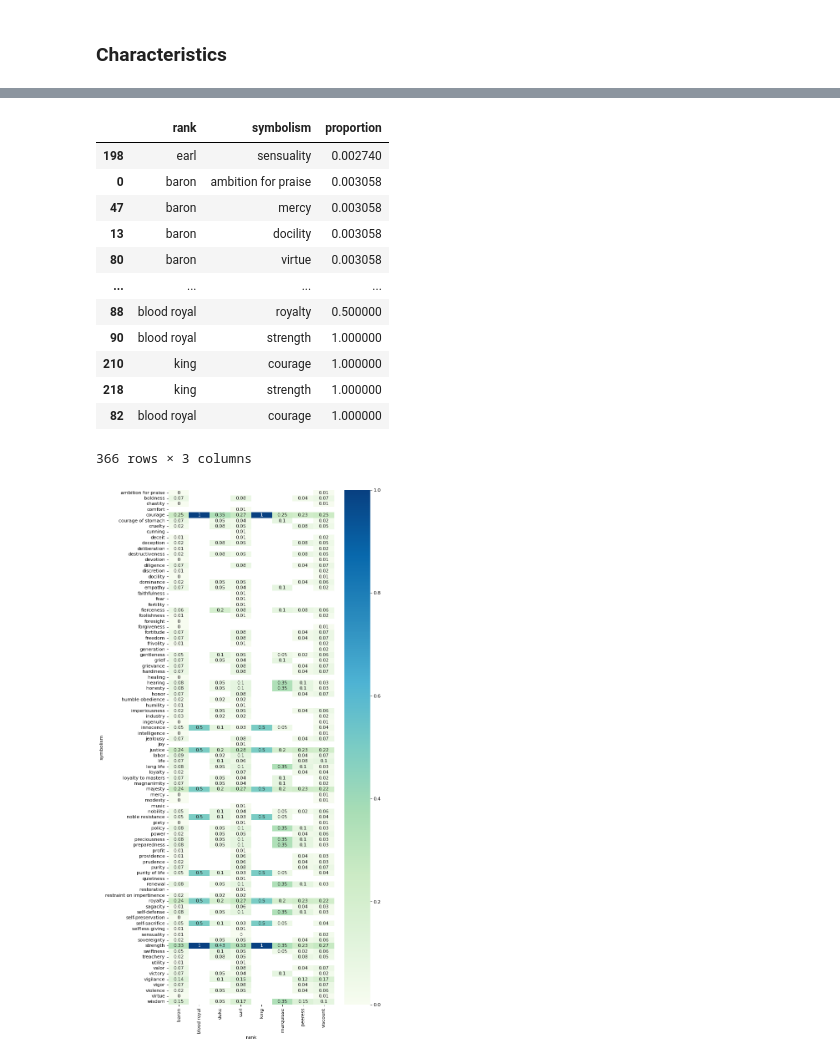
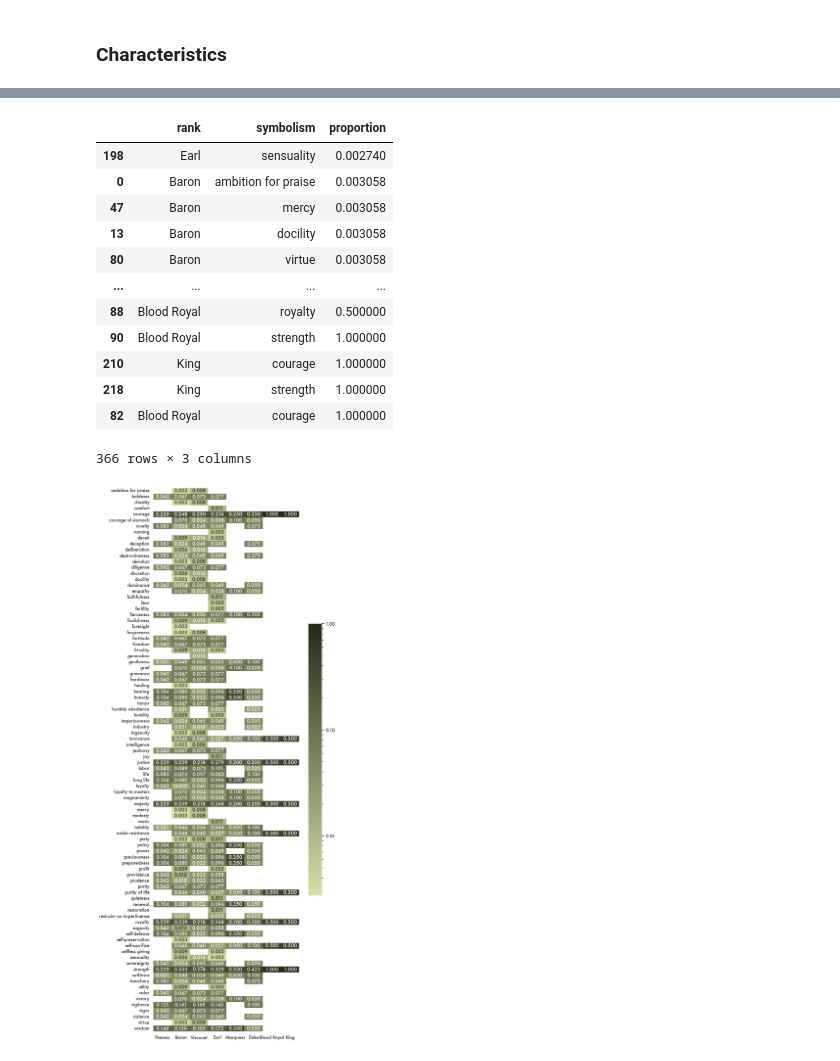
Before and after one commit to nesterenkojul/ecco-heraldry-animals, a Jupyter notebook: dh_data_explore.ipynb, the cells around one changed output, grey strips where cells are left out. Cells and saved outputs as stored; diff of their text form; code cells hidden in the pictures.

```diff
--- a/dh_data_explore.ipynb
+++ b/dh_data_explore.ipynb
@@ -588,5 +590,10 @@ def get_plot(chart_type, title, data, range_x=None, range_y=None,
                     plot_bgcolor="#FFFFFF", paper_bgcolor="#FFFFFF")
   return fig
+# %%
+# heatmap styling
+palette = sns.cubehelix_palette(start=2, rot=-0.2, dark=0.15, light=.75, as_cmap=True)
+palette = sns.blend_palette(["#D5E1A7", "#222B18"], as_cmap=True)
+sns.set_theme(font = 'Futura', style='white')
 # %%
 annotations = pd.read_csv("annotations_detailed.csv")
 annotations.drop_duplicates('image', inplace=True)
@@ -848,5 +941,6 @@ plt.show()
 # %% [markdown]
 ### Nobility Ranks
 # %%
-rank_label_counts = kearsley_401_labels.groupby('rank')['label'].value_counts(normalize=True, sort=True).reset_index()
-rank_label_counts
+rank_order = ['Peeress', 'Baron', 'Viscount', 'Earl', 'Marquess', 'Duke', 'Blood Royal', 'King']
+
+rank_label_counts = kearsley_401_labels.groupby('rank')['label'].value_counts(normalize=True).reset_index()
@@ -888,23 +1085,24 @@ rank_virtues_freq = rank_virtues_freq.groupby(['rank', 'Symbolism']).sum('propor
 rank_virtues_freq
 # %% [output]
 |  | rank | symbolism | proportion |
-| 198 | earl | sensuality | 0.002740 |
-| 0 | baron | ambition for praise | 0.003058 |
-| 47 | baron | mercy | 0.003058 |
-| 13 | baron | docility | 0.003058 |
-| 80 | baron | virtue | 0.003058 |
+| 198 | Earl | sensuality | 0.002740 |
+| 0 | Baron | ambition for praise | 0.003058 |
+| 47 | Baron | mercy | 0.003058 |
+| 13 | Baron | docility | 0.003058 |
+| 80 | Baron | virtue | 0.003058 |
 | ... | ... | ... | ... |
-| 88 | blood royal | royalty | 0.500000 |
-| 90 | blood royal | strength | 1.000000 |
-| 210 | king | courage | 1.000000 |
-| 218 | king | strength | 1.000000 |
-| 82 | blood royal | courage | 1.000000 |
+| 88 | Blood Royal | royalty | 0.500000 |
+| 90 | Blood Royal | strength | 1.000000 |
+| 210 | King | courage | 1.000000 |
+| 218 | King | strength | 1.000000 |
+| 82 | Blood Royal | courage | 1.000000 |
 366 rows × 3 columns
 # %%
-rank_virtue_matrix = rank_virtues_freq.pivot(columns='rank', index='symbolism', values='proportion').apply(lambda x: round(x, 2))
+rank_virtue_matrix = rank_virtues_freq.pivot(columns='rank', index='symbolism', values='proportion') #.apply(lambda x: round(x, 2))
+rank_virtue_matrix = rank_virtue_matrix.sort_values(by='rank', axis=1, key=lambda x: x.map(lambda y: rank_order.index(y)))
 
-plt.figure(figsize=(8, 20), dpi=80)
-sns.heatmap(rank_virtue_matrix, annot=True, cmap="GnBu", fmt="g")
+plt.figure(figsize=(8, 24), dpi=120)
+sns.heatmap(rank_virtue_matrix, annot=True, cmap=palette, norm=colors.LogNorm(), cbar_kws={'format': '%.2f', "shrink": 0.5}, fmt='.3f').set(xlabel=None, ylabel=None)
 plt.show()
 # %% [output]
-[figure, old version]
+[figure, new version]
```
Also changed, not shown: parts of 37 cells of this notebook, 2 other files.
